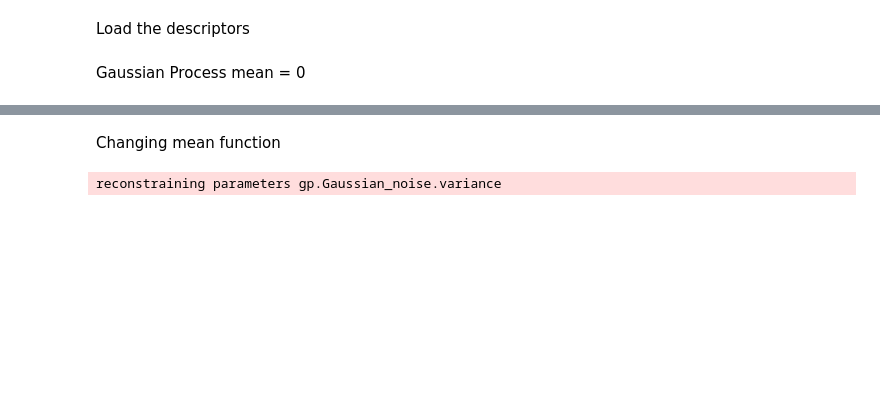
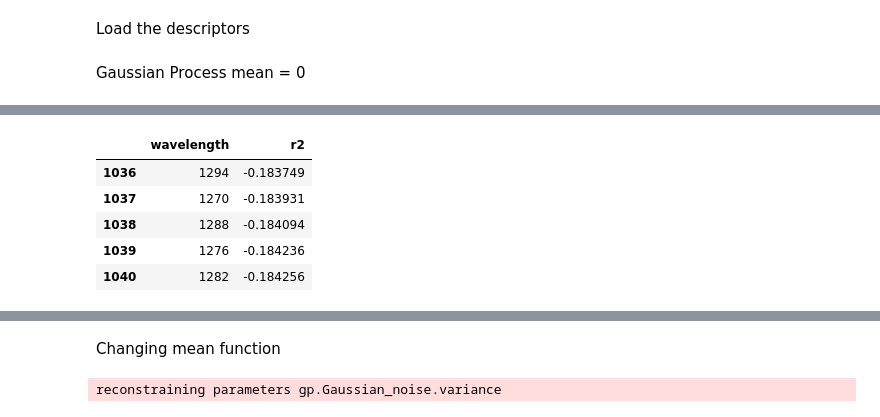
Before and after one commit to linarojas0824/Hybrid-Experimental-Data-Driven-Workflow, a Jupyter notebook: scripts/Notebooks/02_Model Training GP.ipynb, the cells around one changed output, grey strips where cells are left out. Saved outputs shown, nothing was run; the diff lists cells and outputs as text; code cells hidden in the pictures; blank space fills up the shorter version.

```diff
--- a/scripts/Notebooks/02_Model Training GP.ipynb
+++ b/scripts/Notebooks/02_Model Training GP.ipynb
@@ -404,3 +474,12 @@ df_wave = pd.read_csv(PREDICTIONS_DIR/"GP-Experiments/GP_wavelength_r2_partial.c
+# %%
+df_wave.tail(5)
+# %% [output]
+|  | wavelength | r2 |
+| 1036 | 1294 | -0.183749 |
+| 1037 | 1270 | -0.183931 |
+| 1038 | 1288 | -0.184094 |
+| 1039 | 1276 | -0.184236 |
+| 1040 | 1282 | -0.184256 |
 # %%
 df_wave.loc[df_wave['r2'].idxmax()]
 # %% [output]
```
Also changed, not shown: parts of 18 cells of this notebook, 11 other files.
